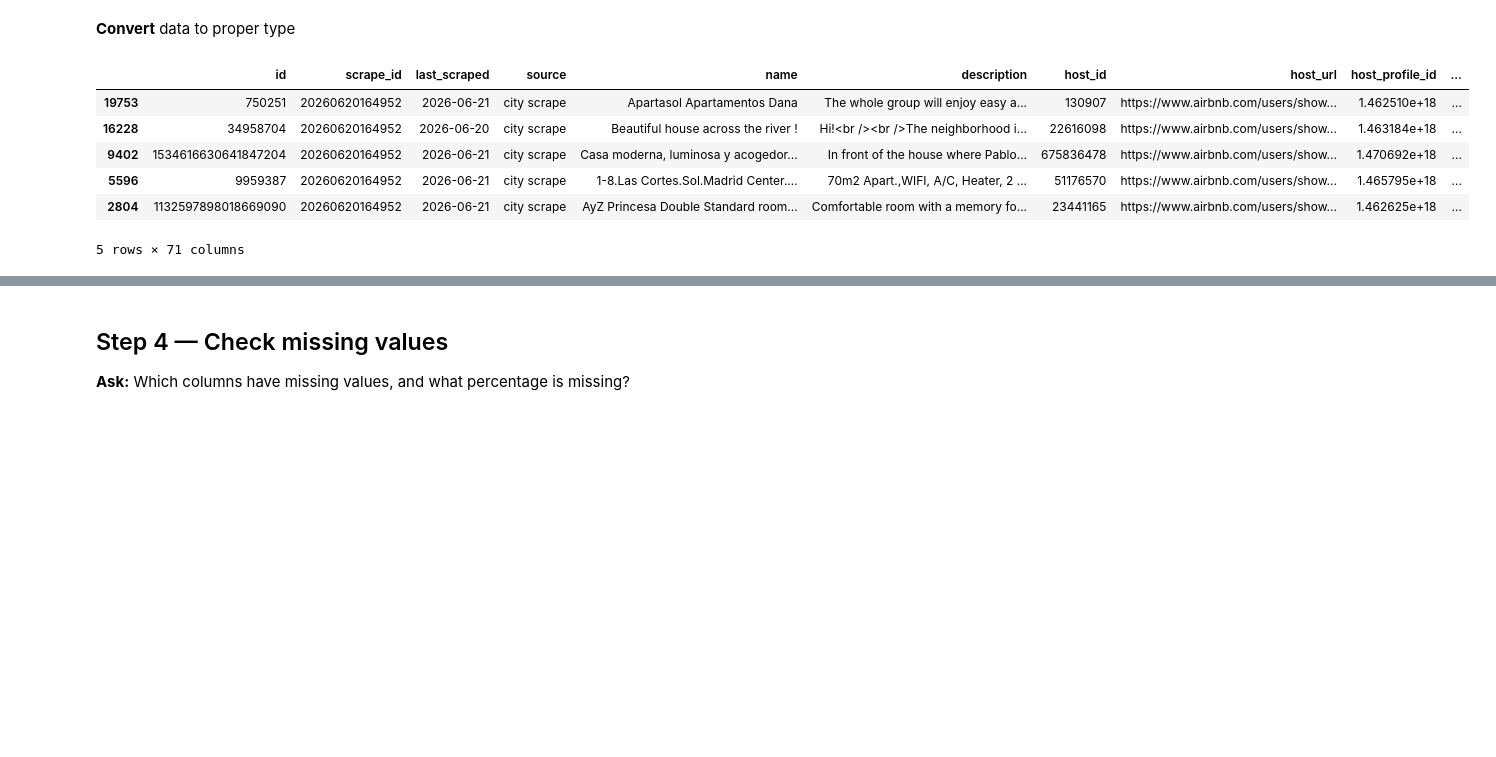
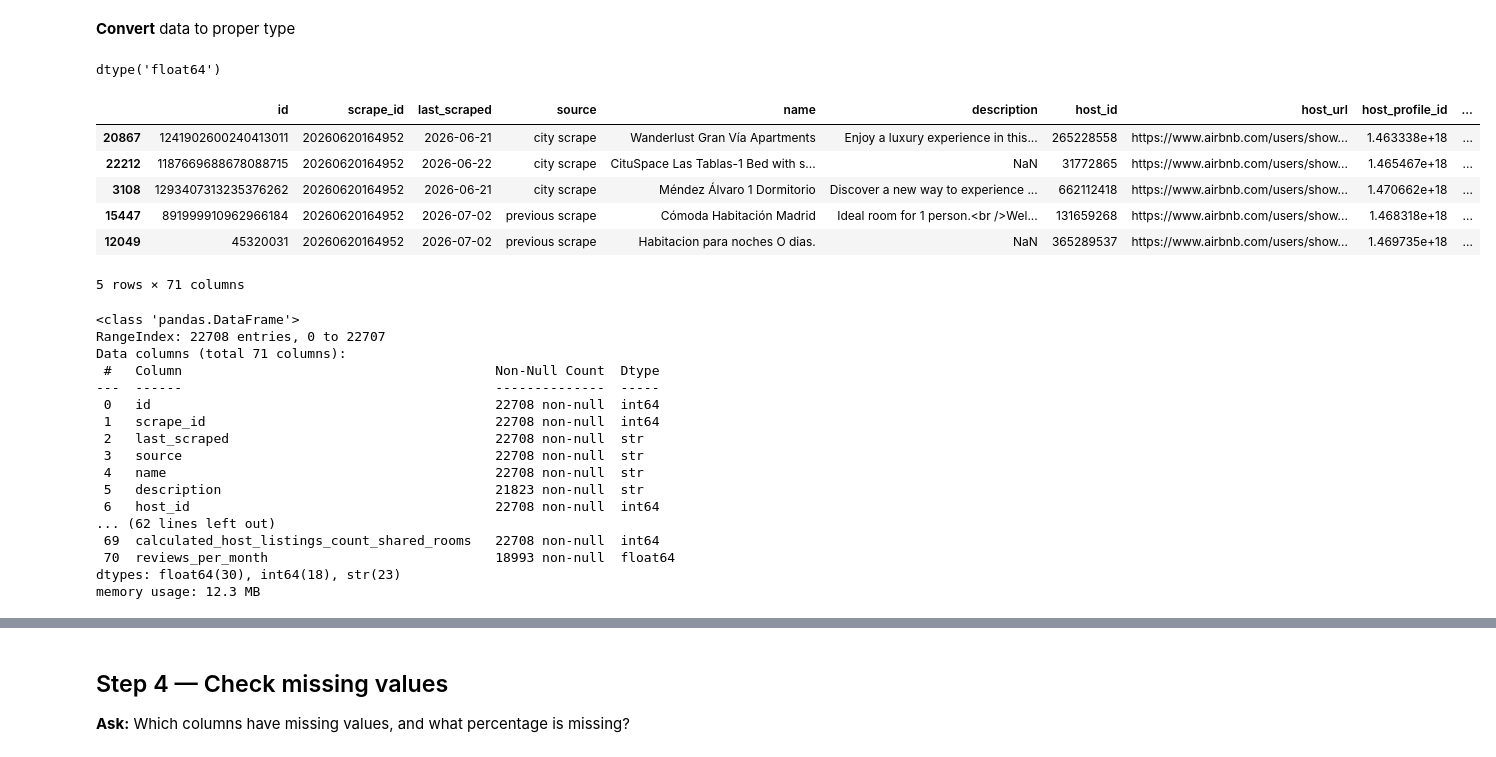
Before and after one commit to talalal3thman/test-github, a Jupyter notebook: step_by_step_eda.ipynb, the cells around one changed output, grey strips where cells are left out. Saved outputs shown, nothing was run; the diff lists cells and outputs as text; code cells hidden in the pictures; blank space fills up the shorter version.

```diff
--- a/step_by_step_eda.ipynb
+++ b/step_by_step_eda.ipynb
@@ -49,9 +50,17 @@ memory usage: 15.6 MB
 
 **Ask:** Are numeric fields numeric? Is the date actually stored as a date?
 # %%
-# No, No
-cols_to_drop = df.columns[[1,7,8,12,14,20,21,22,23,25,26,27,29,30,33,50,51,60,84]]
-df.drop(columns= cols_to_drop, inplace= True)
+# Keep your original selection, but use names so column order cannot change it.
+cols_to_drop = [
+    'listing_url', 'neighborhood_overview', 'picture_url', 'host_profile_url',
+    'host_since', 'host_about', 'host_response_time', 'host_response_rate',
+    'host_acceptance_rate', 'host_thumbnail_url', 'host_picture_url',
+    'host_neighbourhood', 'host_total_listings_count', 'host_verifications',
+    'neighbourhood', 'price_quote_price_per_night', 'price_quote_raw',
+    'calendar_updated', 'instant_bookable'
+]
+df = df.drop(columns=cols_to_drop)
+# Dropping a column is a scope choice; it does not mean that column is invalid.
 # %% [markdown]
 **Convert** data to proper type
 # %%
@@ -59,11 +71,32 @@ df['price'] = df['price'].replace(r'[\$,]','', regex=True).astype(float)
 # %%
 df['price'].dtypes
-df.sample(5)
 # %% [output]
-|  | id | scrape_id | last_scraped | source | name | description | host_id | host_url | host_profile_id | ... |
-| 19753 | 750251 | 20260620164952 | 2026-06-21 | city scrape | Apartasol Apartamentos Dana | The whole group will enjoy easy a... | 130907 | https://www.airbnb.com/users/show... | 1.462510e+18 | ... |
-| 16228 | 34958704 | 20260620164952 | 2026-06-20 | city scrape | Beautiful house across the river ! | Hi!<br /><br />The neighborhood i... | 22616098 | https://www.airbnb.com/users/show... | 1.463184e+18 | ... |
-| 9402 | 1534616630641847204 | 20260620164952 | 2026-06-21 | city scrape | Casa moderna, luminosa y acogedor... | In front of the house where Pablo... | 675836478 | https://www.airbnb.com/users/show... | 1.470692e+18 | ... |
-| 5596 | 9959387 | 20260620164952 | 2026-06-21 | city scrape | 1-8.Las Cortes.Sol.Madrid Center.... | 70m2 Apart.,WIFI, A/C, Heater, 2 ... | 51176570 | https://www.airbnb.com/users/show... | 1.465795e+18 | ... |
-| 2804 | 1132597898018669090 | 20260620164952 | 2026-06-21 | city scrape | AyZ Princesa Double Standard room... | Comfortable room with a memory fo... | 23441165 | https://www.airbnb.com/users/show... | 1.462625e+18 | ... |
-5 rows × 71 columns
+dtype('float64')
+# %%
+display(df.sample(5, random_state=42))
+df.info()
+# %% [output]
+|  | id | scrape_id | last_scraped | source | name | description | host_id | host_url | host_profile_id | ... |
+| 20867 | 1241902600240413011 | 20260620164952 | 2026-06-21 | city scrape | Wanderlust Gran Vía Apartments | Enjoy a luxury experience in this... | 265228558 | https://www.airbnb.com/users/show... | 1.463338e+18 | ... |
+| 22212 | 1187669688678088715 | 20260620164952 | 2026-06-22 | city scrape | CituSpace Las Tablas-1 Bed with s... | NaN | 31772865 | https://www.airbnb.com/users/show... | 1.465467e+18 | ... |
+| 3108 | 1293407313235376262 | 20260620164952 | 2026-06-21 | city scrape | Méndez Álvaro 1 Dormitorio | Discover a new way to experience ... | 662112418 | https://www.airbnb.com/users/show... | 1.470662e+18 | ... |
+| 15447 | 891999910962966184 | 20260620164952 | 2026-07-02 | previous scrape | Cómoda Habitación Madrid | Ideal room for 1 person.<br />Wel... | 131659268 | https://www.airbnb.com/users/show... | 1.468318e+18 | ... |
+| 12049 | 45320031 | 20260620164952 | 2026-07-02 | previous scrape | Habitacion para noches O dias. | NaN | 365289537 | https://www.airbnb.com/users/show... | 1.469735e+18 | ... |
+5 rows × 71 columns
+<class 'pandas.DataFrame'>
+RangeIndex: 22708 entries, 0 to 22707
+Data columns (total 71 columns):
+ #   Column                                        Non-Null Count  Dtype
+---  ------                                        --------------  -----
+ 0   id                                            22708 non-null  int64
+ 1   scrape_id                                     22708 non-null  int64
+ 2   last_scraped                                  22708 non-null  str
+ 3   source                                        22708 non-null  str
+ 4   name                                          22708 non-null  str
+ 5   description                                   21823 non-null  str
+ 6   host_id                                       22708 non-null  int64
+... (62 lines left out)
+ 69  calculated_host_listings_count_shared_rooms   22708 non-null  int64
+ 70  reviews_per_month                             18993 non-null  float64
+dtypes: float64(30), int64(18), str(23)
+memory usage: 12.3 MB
```
Also changed, not shown: parts of 52 cells of this notebook, 2 other files.
